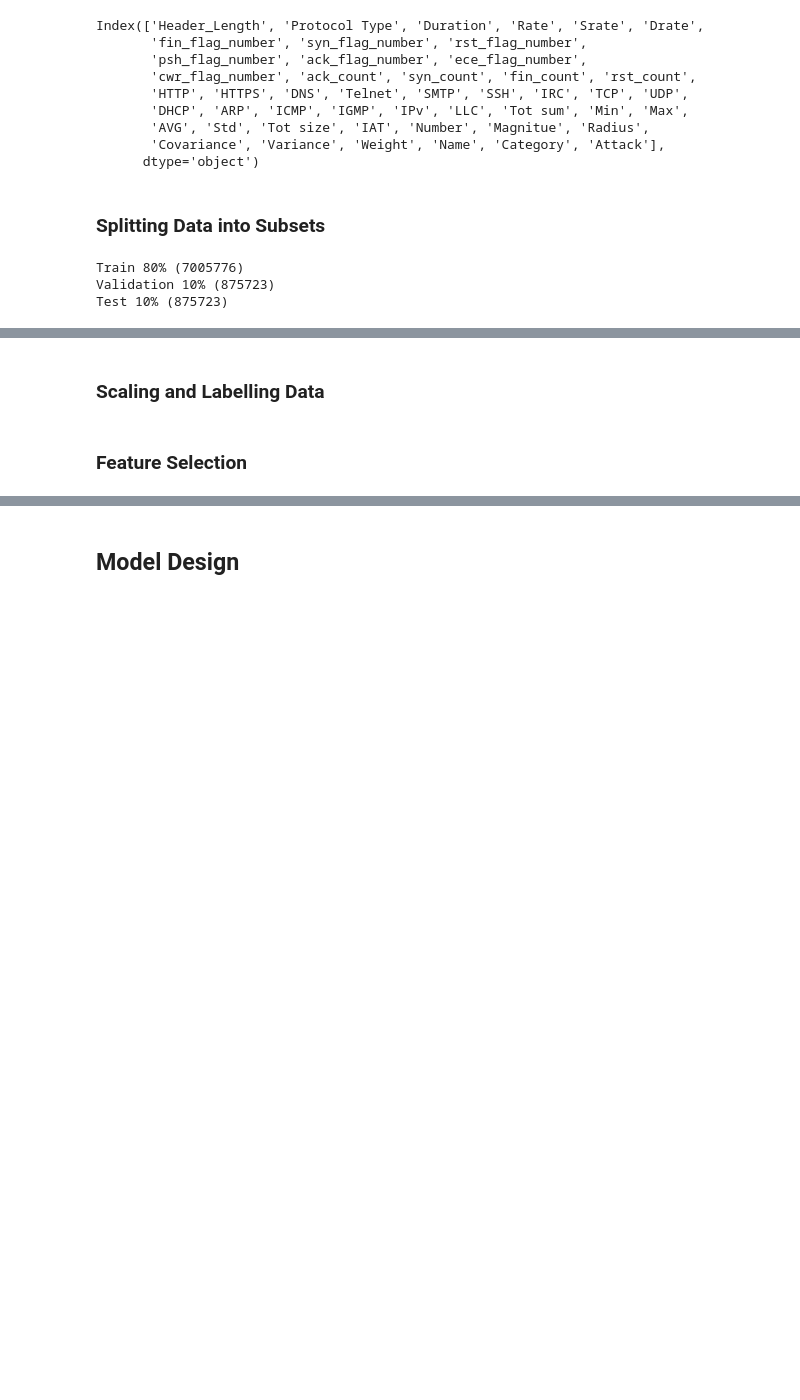
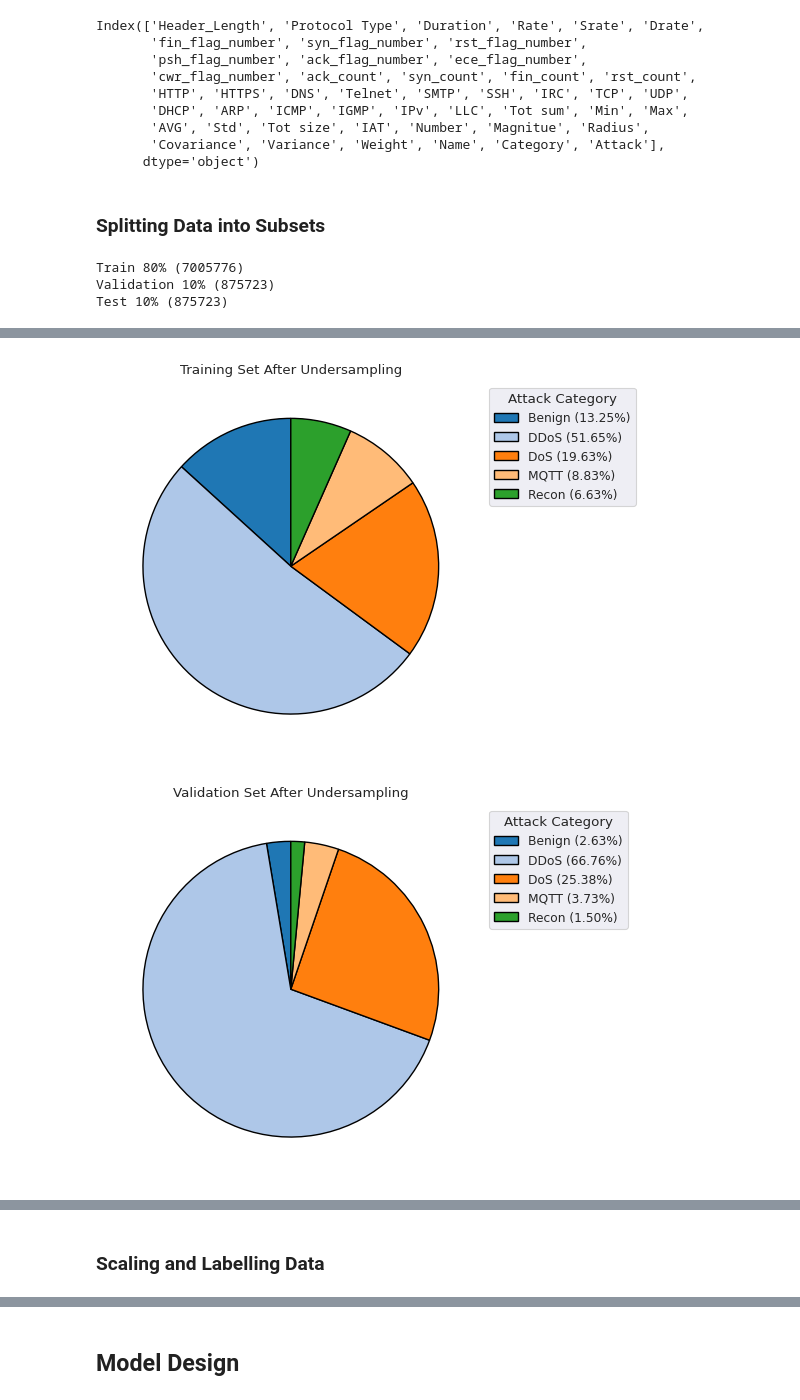
Before and after one commit to sssspppuud/Network-Intrusion-Detection-System-with-Explainable-Deep-Learning, a Jupyter notebook: Code/main.ipynb, the cells around one changed output, grey strips where cells are left out. Saved outputs shown, nothing was run; the diff lists cells and outputs as text; code cells hidden in the pictures; blank space fills up the shorter version.

```diff
--- a/Code/main.ipynb
+++ b/Code/main.ipynb
@@ -385,4 +391,25 @@ plot_breakdown_pie(pl.DataFrame({"Category": y_test}), "Test Set Before Undersam
+# %%
+# undersample_strategy = {
+#     "DDoS": 3_000_000,
+#     "DoS": 1_500_000
+# }
+oversample_strategy = {
+    "Benign": 1_200_000,
+    "MQTT":800_000,
+    "Recon": 600_000
+}
+# %%
+pipeline = Pipeline(
+    steps =[
+        ("o", SMOTE(sampling_strategy=oversample_strategy, random_state=42))
+    ]
+)
+# %%
+X_train, y_train = pipeline.fit_resample(X_train, y_train)
 # %%
-# plot_breakdown_pie(pl.DataFrame({"Category": y_train}), "Training Set After Undersampling")
-# plot_breakdown_pie(pl.DataFrame({"Category": y_val}), "Validation Set After Undersampling")
-# plot_breakdown_pie(pl.DataFrame({"Category": y_test}), "Testing Set After Undersampling")
+plot_breakdown_pie(pl.DataFrame({"Category": y_train}), "Training Set After Undersampling")
+plot_breakdown_pie(pl.DataFrame({"Category": y_val}), "Validation Set After Undersampling")
+plot_breakdown_pie(pl.DataFrame({"Category": y_test}), "Testing Set After Undersampling")
+# %% [output]
+[figure, added]
+[figure, added]
@@ -399,8 +427,6 @@ scaler.set_output(transform="pandas")
 X_train_scaled = scaler.fit_transform(X_train)
 X_val_scaled = scaler.transform(X_val)
 X_test_scaled = scaler.transform(X_test)
-# %% [markdown]
-### Feature Selection
 # %%
 print(f"Training shape: {X_train_scaled.shape}")
 print(f"Validation shape: {X_val_scaled.shape}")
```
Also changed, not shown: parts of 21 cells of this notebook.
